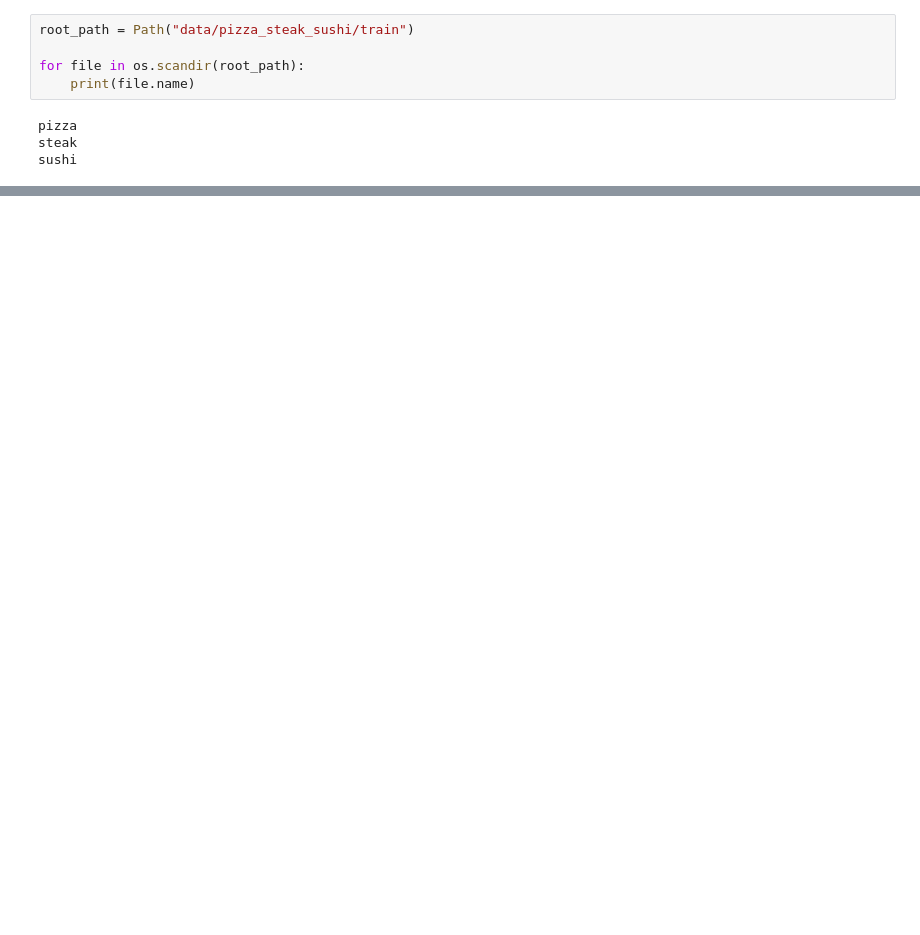
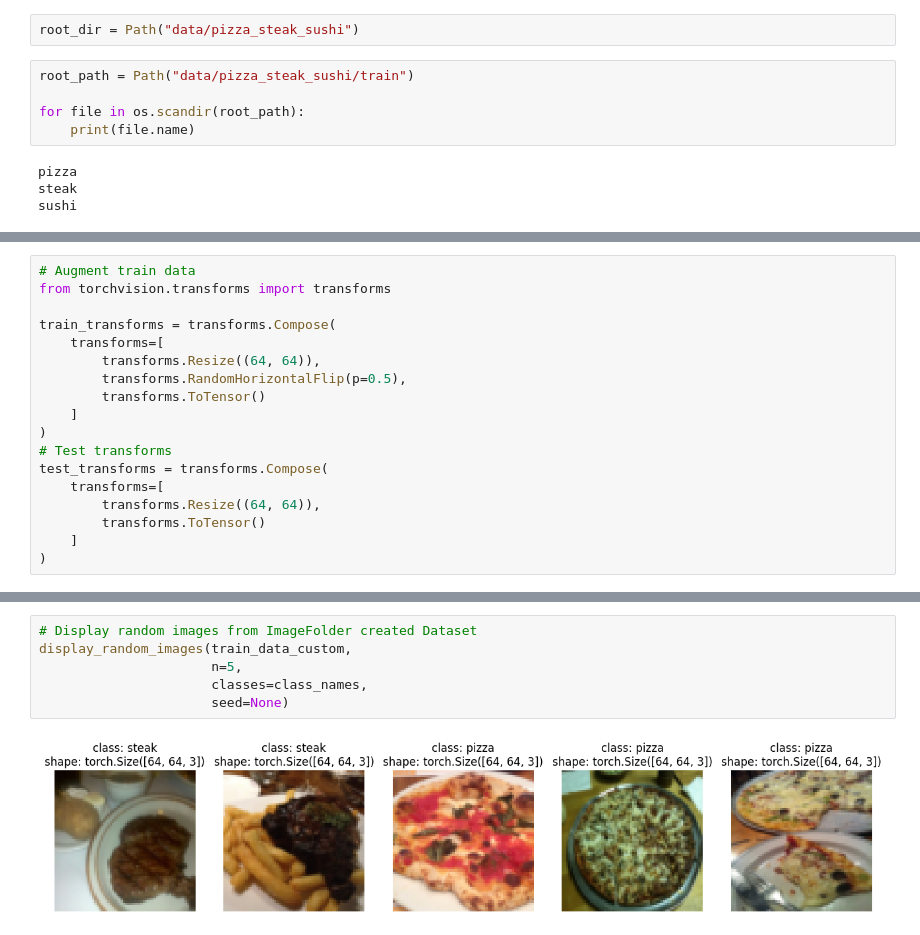
Before and after one commit to Kamaljit12/pytorch-tutorial, a Jupyter notebook: practice/04_custom_datasets.ipynb, the cells around one changed output, grey strips where cells are left out. Cells and saved outputs as stored; diff of their text form; blank space fills up the shorter version.

```diff
--- a/practice/04_custom_datasets.ipynb
+++ b/practice/04_custom_datasets.ipynb
@@ -360,6 +363,8 @@ def find_classes(directory: str) -> Tuple[List[str], Dict[str, str]]:
 
     classes = sorted(enrty.name for enrty in os.scandir(directory) if enrty.is_dir())
     pass
+# %%
+root_dir = Path("data/pizza_steak_sushi")
 # %%
 root_path = Path("data/pizza_steak_sushi/train")
 
@@ -375,0 +462,18 @@ classes = sorted(enrty.name for enrty in os.scandir(root_path) if enrty.is_dir()
+# %%
+# Augment train data
+from torchvision.transforms import transforms
+
+train_transforms = transforms.Compose(
+    transforms=[
+        transforms.Resize((64, 64)),
+        transforms.RandomHorizontalFlip(p=0.5),
+        transforms.ToTensor()
+    ]
+)
+# Test transforms
+test_transforms = transforms.Compose(
+    transforms=[
+        transforms.Resize((64, 64)),
+        transforms.ToTensor()
+    ]
+)
@@ -375,0 +545,8 @@ classes = sorted(enrty.name for enrty in os.scandir(root_path) if enrty.is_dir()
+# %%
+# Display random images from ImageFolder created Dataset
+display_random_images(train_data_custom,
+                      n=5,
+                      classes=class_names,
+                      seed=None)
+# %% [output]
+[figure, added]
```
Also changed, not shown: parts of 31 cells of this notebook, 1 other file.
